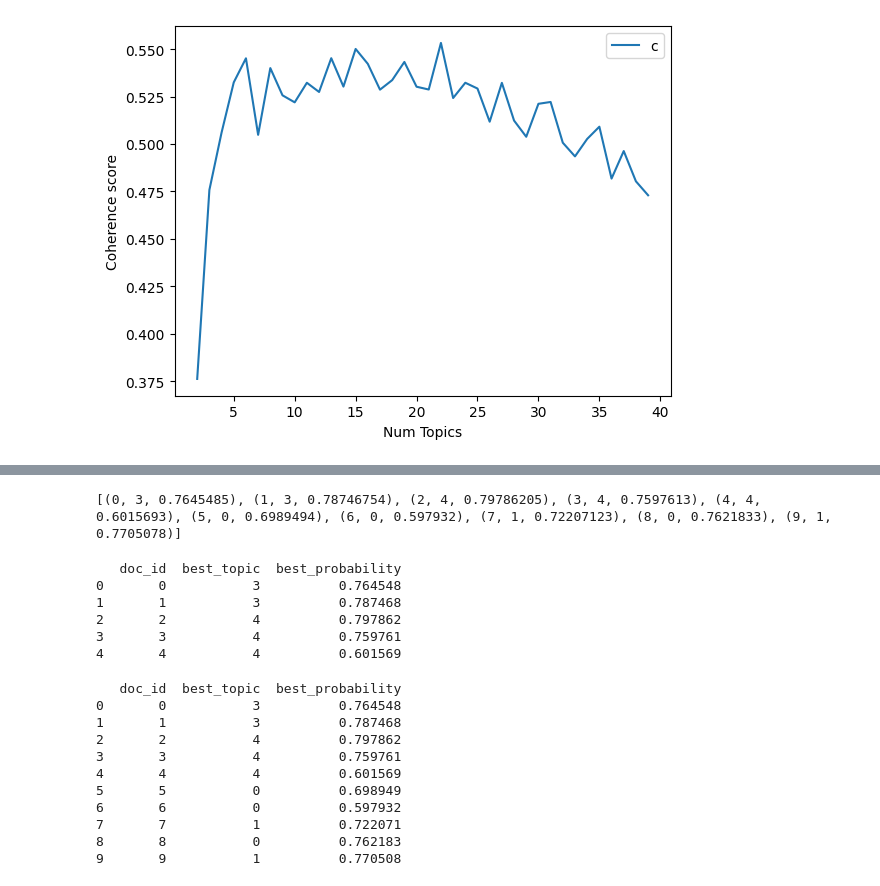
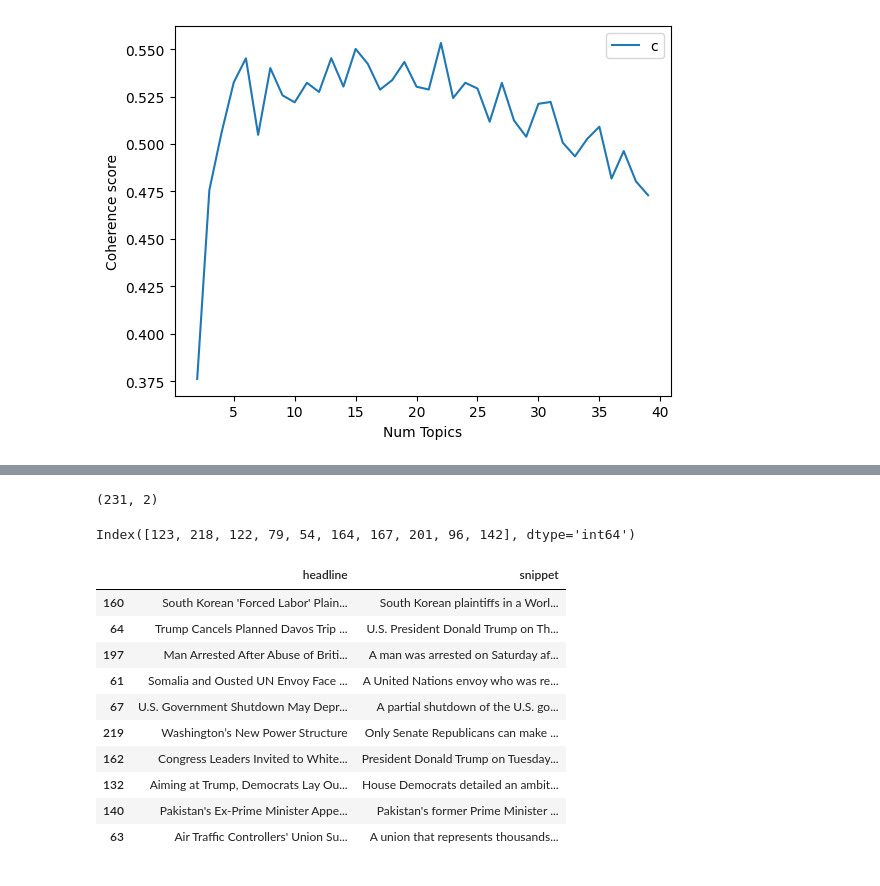
Before and after one commit to maptv/Text-Mining, a Jupyter notebook: TopicModeling-code.ipynb, the cells around one changed output, grey strips where cells are left out. Saved outputs shown, nothing was run; the diff lists cells and outputs as text; code cells hidden in the pictures.

```diff
--- a/TopicModeling-code.ipynb
+++ b/TopicModeling-code.ipynb
@@ -450,0 +504,2 @@ chosen_model = model_list[list(x)[np.argmax(coherence_scores[:11])]]
+# %%
+chosen = model_list[np.argmax(coherence_scores[:11])]
@@ -490,3 +551,8 @@ topic, prob = sorted(doc_topics, key=lambda x: x[1], reverse=True)[0]
+# %%
+prob_df = pd.DataFrame([max(
+    chosen.get_document_topics(t),
+    key=lambda x: x[1],
+) for t in corpus_tfidf], columns=["topic", "prob"])
 # %%
 # =================================================-
 #### Slide 17/29: Get topic probabilities for a document (cont'd)  ####
@@ -533,51 +597,52 @@ def GetDocTopicPair(doc_num, corpus, lda_model_tfidf):
 #### Slide 19/29: Get topic probabilities for all documents  ####
 
 # Create an empty list of the same length as the number of documents.
-doc_topic_pairs = [None] * dictionary.num_docs
+# doc_topic_pairs = [None] * dictionary.num_docs
 
-# Loop through a range of document indices.
-for i in range(dictionary.num_docs):
-    # For each document index, get the document-topic tuple.
-    doc_topic_pairs[i] = GetDocTopicPair(i, corpus_tfidf, lda_model_tfidf)
+# # Loop through a range of document indices.
+# for i in range(dictionary.num_docs):
+#     # For each document index, get the document-topic tuple.
+#     doc_topic_pairs[i] = GetDocTopicPair(i, corpus_tfidf, lda_model_tfidf)
 
-print(doc_topic_pairs[:10])
+# print(doc_topic_pairs[:10])
-# %% [output]
-[(0, 3, 0.7645485), (1, 3, 0.78746754), (2, 4, 0.79786205), (3, 4, 0.7597613), (4, 4, 0.6015693), (5, 0, 0.6989494), (6, 0, 0.597932), (7, 1, 0.72207123), (8, 0, 0.7621833), (9, 1, 0.7705078)]
 # %%
 # =================================================-
 #### Slide 20/29: Create a data frame with doc-topic assignments  ####
 
 # Make a dataframe out of a list of tuples.
-doc_topic_pairs_df = pd.DataFrame(doc_topic_pairs)
+# doc_topic_pairs_df = pd.DataFrame(doc_topic_pairs)
 
-# Assign column names to the dataframe.
-doc_topic_pairs_df.columns = ["doc_id", "best_topic", "best_probability"]
-print(doc_topic_pairs_df.head())
+# # Assign column names to the dataframe.
+# doc_topic_pairs_df.columns = ["doc_id", "best_topic", "best_probability"]
+# print(doc_topic_pairs_df.head())
-# %% [output]
-   doc_id  best_topic  best_probability
-0       0           3          0.764548
-1       1           3          0.787468
-2       2           4          0.797862
-3       3           4          0.759761
-4       4           4          0.601569
+# %%
+prob_df.shape
+# %% [output]
+(231, 2)
 # %%
 # =================================================-
 #### Slide 21/29: Matching document ids to original data  ####
 
 # Find indices of documents that we kept.
-valid_documents = np.where(word_counts_array >= 5)[0]
-# Now assign the index of the original document to be the index of the dataframe.
-doc_topic_pairs_df.index = valid_documents
-print(doc_topic_pairs_df.iloc[0:10,])
+
+# Not necessary; already been done earlier
-# %% [output]
-   doc_id  best_topic  best_probability
-0       0           3          0.764548
-1       1           3          0.787468
-2       2           4          0.797862
-3       3           4          0.759761
-4       4           4          0.601569
-5       5           0          0.698949
-6       6           0          0.597932
-7       7           1          0.722071
-8       8           0          0.762183
-9       9           1          0.770508
+# %%
+top_docs = [prob_df.query(f"topic=={i}").sort_values(by="prob", ascending=False).head(10) for i in range(6)]
+# %%
+top_docs[1].index
+# %% [output]
+Index([123, 218, 122, 79, 54, 164, 167, 201, 96, 142], dtype='int64')
+# %%
+df.loc[top_docs[0].index, ["headline", "snippet"]]
+# %% [output]
+|  | headline | snippet |
+| 160 | South Korean 'Forced Labor' Plain... | South Korean plaintiffs in a Worl... |
+| 64 | Trump Cancels Planned Davos Trip ... | U.S. President Donald Trump on Th... |
+| 197 | Man Arrested After Abuse of Briti... | A man was arrested on Saturday af... |
+| 61 | Somalia and Ousted UN Envoy Face ... | A United Nations envoy who was re... |
+| 67 | U.S. Government Shutdown May Depr... | A partial shutdown of the U.S. go... |
+| 219 | Washington’s New Power Structure | Only Senate Republicans can make ... |
+| 162 | Congress Leaders Invited to White... | President Donald Trump on Tuesday... |
+| 132 | Aiming at Trump, Democrats Lay Ou... | House Democrats detailed an ambit... |
+| 140 | Pakistan's Ex-Prime Minister Appe... | Pakistan's former Prime Minister ... |
+| 63 | Air Traffic Controllers' Union Su... | A union that represents thousands... |
```
Also changed, not shown: parts of 32 cells of this notebook, 1 other file.
